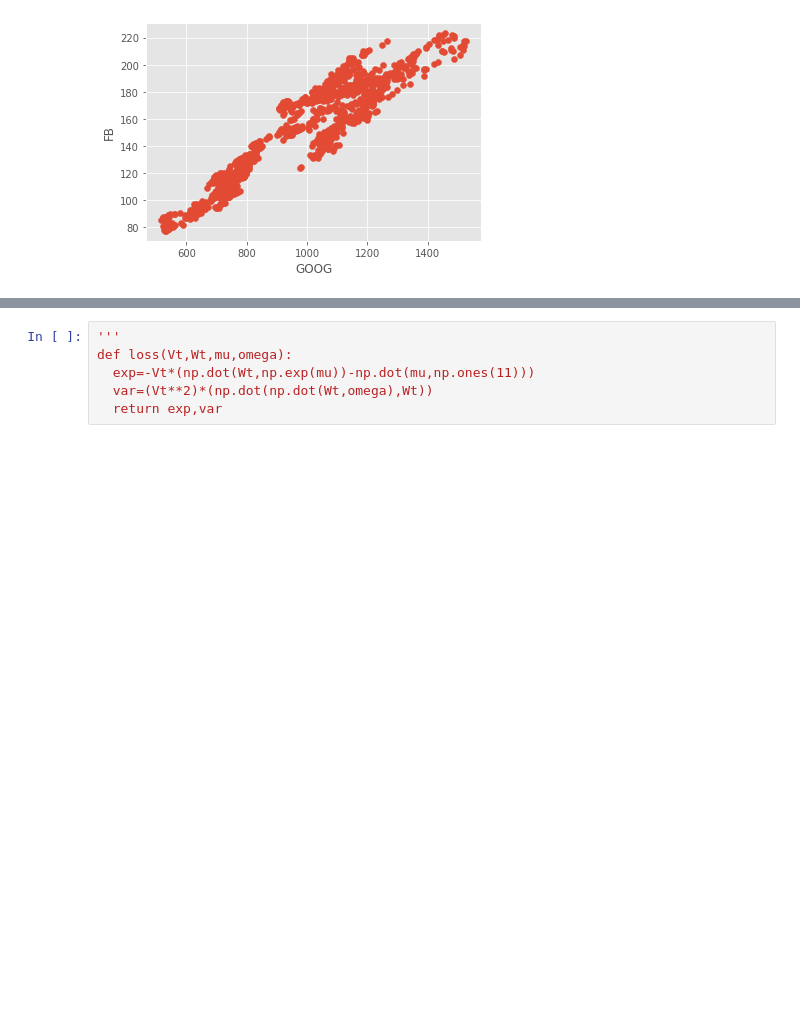
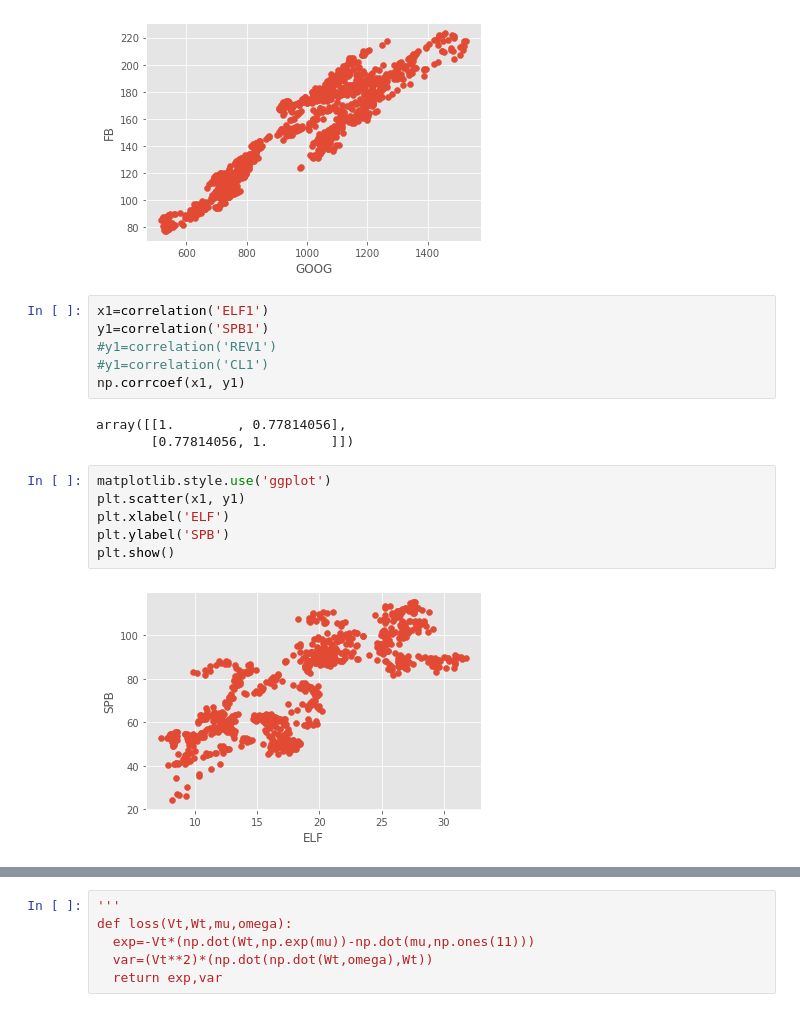
Before and after one commit to ZiyueNie/575, a Jupyter notebook: src/P2.ipynb, the cells around one changed output, grey strips where cells are left out. Saved outputs shown, nothing was run; the diff lists cells and outputs as text; blank space fills up the shorter version.

```diff
--- a/src/P2.ipynb
+++ b/src/P2.ipynb
@@ -75,3 +52,20 @@ plt.ylabel('FB')
 plt.show()
 # %% [output]
 [figure]
+# %%
+x1=correlation('ELF1')
+y1=correlation('SPB1')
+#y1=correlation('REV1')
+#y1=correlation('CL1')
+np.corrcoef(x1, y1)
+# %% [output]
+array([[1.        , 0.77814056],
+       [0.77814056, 1.        ]])
+# %%
+matplotlib.style.use('ggplot')
+plt.scatter(x1, y1)
+plt.xlabel('ELF')
+plt.ylabel('SPB')
+plt.show()
+# %% [output]
+[figure, added]
```
Also changed, not shown: parts of 33 cells of this notebook.
